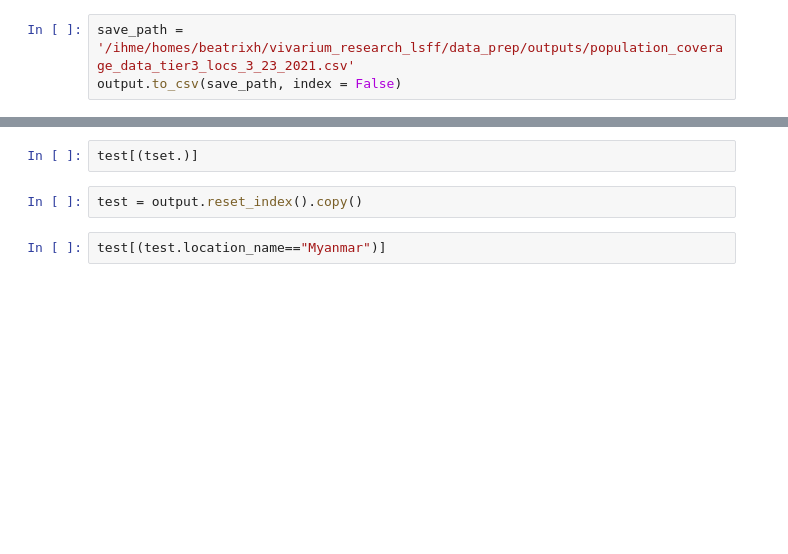
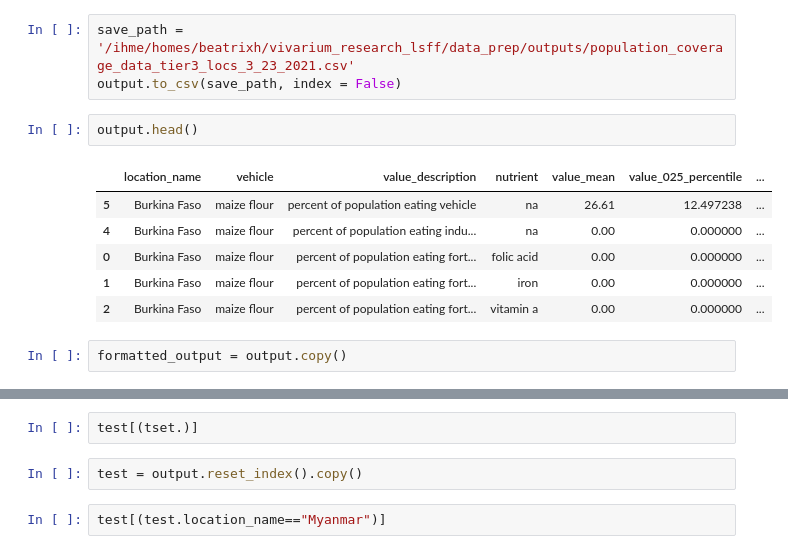
Before and after one commit to ihmeuw/vivarium_research_lsff, a Jupyter notebook: data_prep/pipeline/interim/2021_03_19_clean_population_coverage_data_tier3.ipynb, the cells around one changed output, grey strips where cells are left out. Drawn from its saved outputs; the diff is of its cells as text; blank space fills up the shorter version.

```diff
--- a/data_prep/pipeline/interim/2021_03_19_clean_population_coverage_data_tier3.ipynb
+++ b/data_prep/pipeline/interim/2021_03_19_clean_population_coverage_data_tier3.ipynb
@@ -1333,3 +1329,14 @@ SyntaxError: 'break' outside loop (<ipython-input-157-6aaf1f276005>, line 4)
 # %%
 save_path = '/ihme/homes/beatrixh/vivarium_research_lsff/data_prep/outputs/population_coverage_data_tier3_locs_3_23_2021.csv'
 output.to_csv(save_path, index = False)
+# %%
+output.head()
+# %% [output]
+|  | location_name | vehicle | value_description | nutrient | value_mean | value_025_percentile | ... |
+| 5 | Burkina Faso | maize flour | percent of population eating vehicle | na | 26.61 | 12.497238 | ... |
+| 4 | Burkina Faso | maize flour | percent of population eating indu... | na | 0.00 | 0.000000 | ... |
+| 0 | Burkina Faso | maize flour | percent of population eating fort... | folic acid | 0.00 | 0.000000 | ... |
+| 1 | Burkina Faso | maize flour | percent of population eating fort... | iron | 0.00 | 0.000000 | ... |
+| 2 | Burkina Faso | maize flour | percent of population eating fort... | vitamin a | 0.00 | 0.000000 | ... |
+# %%
+formatted_output = output.copy()
```
Also changed, not shown: parts of 5 cells of this notebook, 1 other file.
